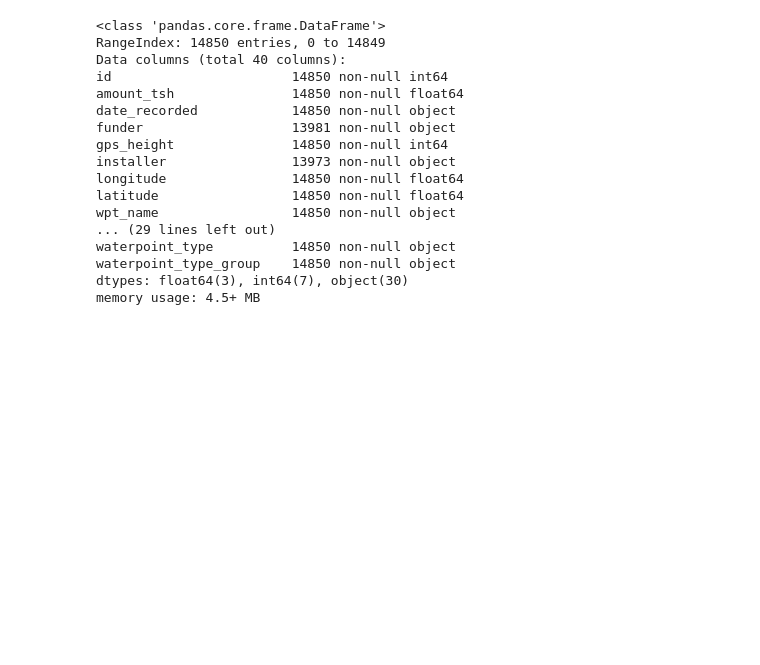
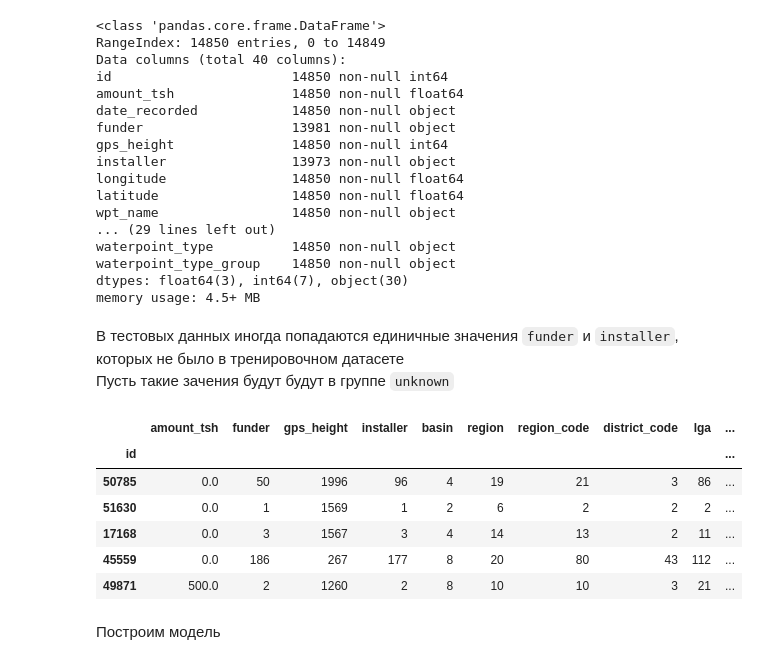
Before and after one commit to vanpnkv/avito, a Jupyter notebook: qiwi.ipynb, the cells around one changed output. Saved outputs shown, nothing was run; the diff lists cells and outputs as text; code cells hidden in the pictures; blank space fills up the shorter version.

```diff
--- a/qiwi.ipynb
+++ b/qiwi.ipynb
@@ -311,3 +427,30 @@ waterpoint_type          14850 non-null object
 waterpoint_type_group    14850 non-null object
 dtypes: float64(3), int64(7), object(30)
 memory usage: 4.5+ MB
+# %% [markdown]
+В тестовых данных иногда попадаются единичные значения `funder` и `installer`, которых не было в тренировочном датасете
+Пусть такие зачения будут будут в группе `unknown`
+# %%
+test_data['funder'] = test_data['funder'].fillna('unknown')
+test_data['installer'] = test_data['installer'].fillna('unknown')
+
+test_data['funder'] = test_data['funder'].apply(
+    lambda funder: funder if funder in funder_dict else 'unknown')
+test_data['installer'] = test_data['installer'].apply(
+    lambda installer: installer if installer in installer_dict else 'unknown')
+
+test_data['funder'] = test_data['funder'].apply(
+    lambda funder: funder if funder_dict[funder] > funder_mean else 'Other')
+test_data['installer'] = test_data['installer'].apply(
+    lambda installer: installer if installer_dict[installer] > installer_mean else 'Other')
+# %%
+test_data = prepare_data(test_data)
+test_data.head()
+# %% [output]
+|  | amount_tsh | funder | gps_height | installer | basin | region | region_code | district_code | lga | ... |
+| id |  |  |  |  |  |  |  |  |  | ... |
+| 50785 | 0.0 | 50 | 1996 | 96 | 4 | 19 | 21 | 3 | 86 | ... |
+| 51630 | 0.0 | 1 | 1569 | 1 | 2 | 6 | 2 | 2 | 2 | ... |
+| 17168 | 0.0 | 3 | 1567 | 3 | 4 | 14 | 13 | 2 | 11 | ... |
+| 45559 | 0.0 | 186 | 267 | 177 | 8 | 20 | 80 | 43 | 112 | ... |
+| 49871 | 500.0 | 2 | 1260 | 2 | 8 | 10 | 10 | 3 | 21 | ... |
@@ -313,0 +459,2 @@ memory usage: 4.5+ MB
+# %% [markdown]
+Построим модель
```
Also changed, not shown: parts of 59 cells of this notebook.
